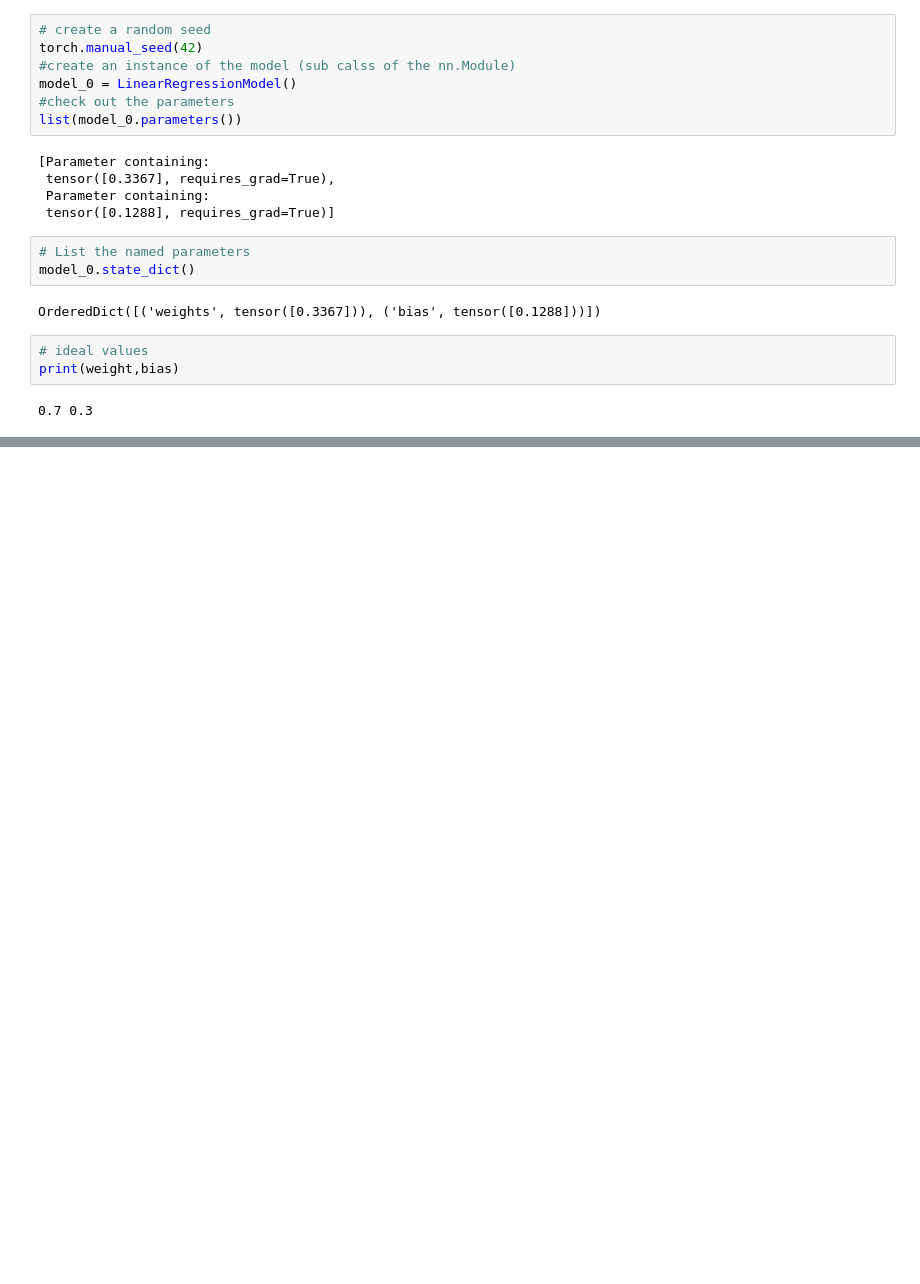
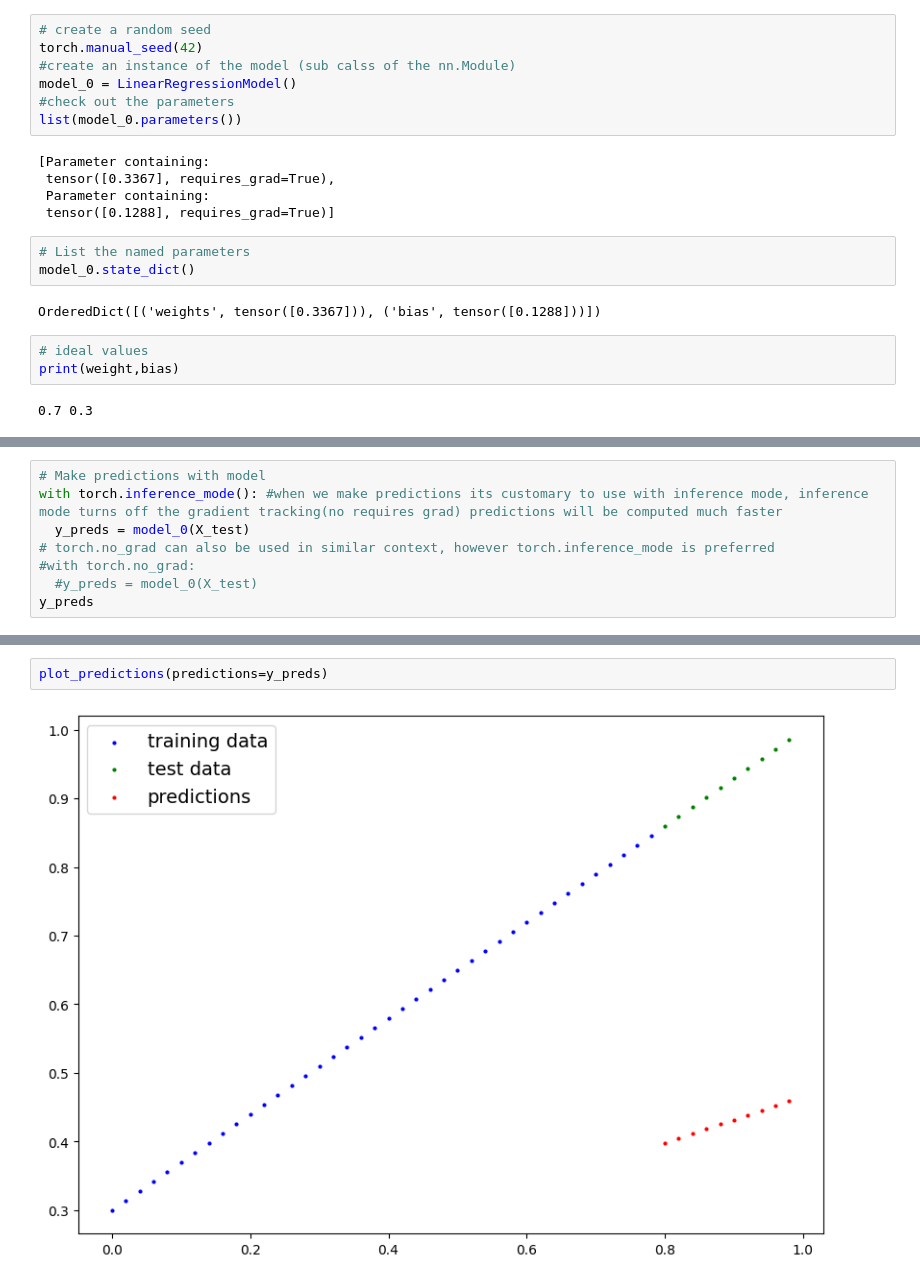
Before and after one commit to 5und4r/PyTorchExcercises, a Jupyter notebook: PytorchWorkflow.ipynb, the cells around one changed output, grey strips where cells are left out. Drawn from its saved outputs; the diff is of its cells as text; blank space fills up the shorter version.

```diff
--- a/PytorchWorkflow.ipynb
+++ b/PytorchWorkflow.ipynb
@@ -306,0 +334,8 @@ print(weight,bias)
+# %%
+# Make predictions with model
+with torch.inference_mode(): #when we make predictions its customary to use with inference mode, inference mode turns off the gradient tracking(no requires grad) predictions will be computed much faster
+  y_preds = model_0(X_test)
+# torch.no_grad can also be used in similar context, however torch.inference_mode is preferred
+#with torch.no_grad:
+  #y_preds = model_0(X_test)
+y_preds
@@ -306,0 +353,4 @@ print(weight,bias)
+# %%
+plot_predictions(predictions=y_preds)
+# %% [output]
+[figure, added]
```
Also changed, not shown: parts of 5 cells of this notebook.
